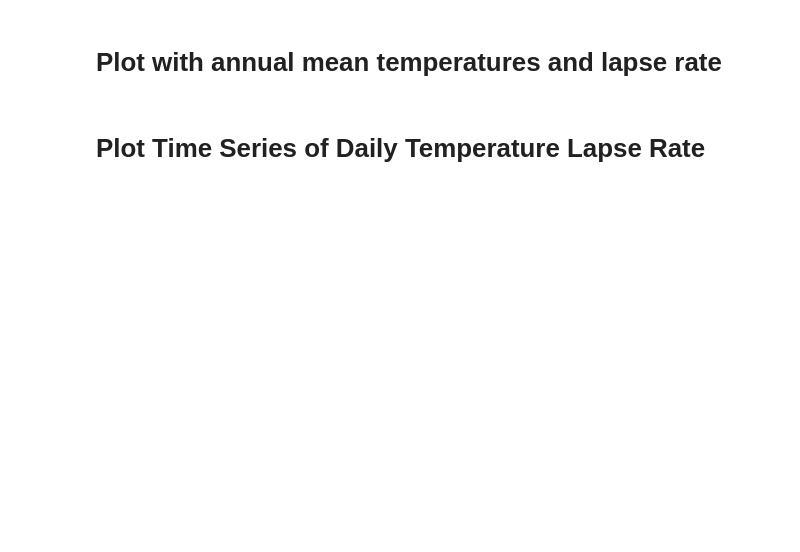
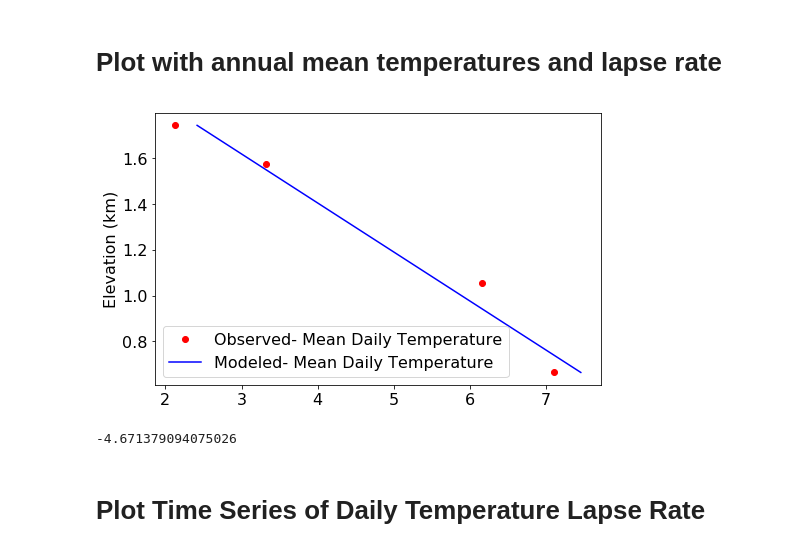
Before and after one commit to nooksack-indian-tribe/CurvyLapseRate, a Jupyter notebook: Nooksack_Watershed_Lapse_Rates_2016.ipynb, the cells around one changed output. Drawn from its saved outputs; the diff is of its cells as text; code cells hidden in the pictures; blank space fills up the shorter version.

```diff
--- a/Nookasck_Watershed_Lapse_Rates_2016.ipynb
+++ b/Nooksack_Watershed_Lapse_Rates_2016.ipynb
@@ -759,18 +878,28 @@ plt.title('Lapse Rate Check for Individual Day')
 # %%
 fig15=plt.figure(figsize=(8, 5))
 T_plot=[ann_mean_daily_Tmean_Lapse2,
         ann_mean_daily_Tmean_Lapse4, ann_mean_daily_Tmean_Lapse6,
         ann_mean_daily_Tmean_Lapse7_adj]
 LR_plot=mean_LR
 b_plot=mean_b
 
 plt.plot(T_plot, elevations_km,'ro',label='Observed- Mean Daily Temperature')
 plt.plot(elevations_km*LR_plot+b_plot, elevations_km,'b-',label='Modeled- Mean Daily Temperature')
 #plt.xlabel('Temperature (deg C)')
 plt.ylabel('Elevation (km)')
 plt.legend(loc='best')
-plt.title('Average Annual Lapse Rate of Daily Mean Temperature = -4.45 deg C/km')
+#plt.title('Average Annual Lapse Rate of Daily Mean Temperature = -4.45 deg C/km')
+#text(0.36, 0.9,'a)Average annual lapse rate of daily mean temperature = -4.45 deg C/km in water year 2016', ha='center', va='center', transform=ax4.transAxes, fontsize=10)
+
+plt.rcParams.update({'font.size': 16})
+
 #%%
+# %% [output]
+[figure, added]
+# %%
+mean_LR
+# %% [output]
+-4.671379094075026
 # %% [markdown]
 # Plot Time Series of Daily Temperature Lapse Rate
 # %%
```
Also changed, not shown: parts of 19 cells of this notebook, 4 other files.
